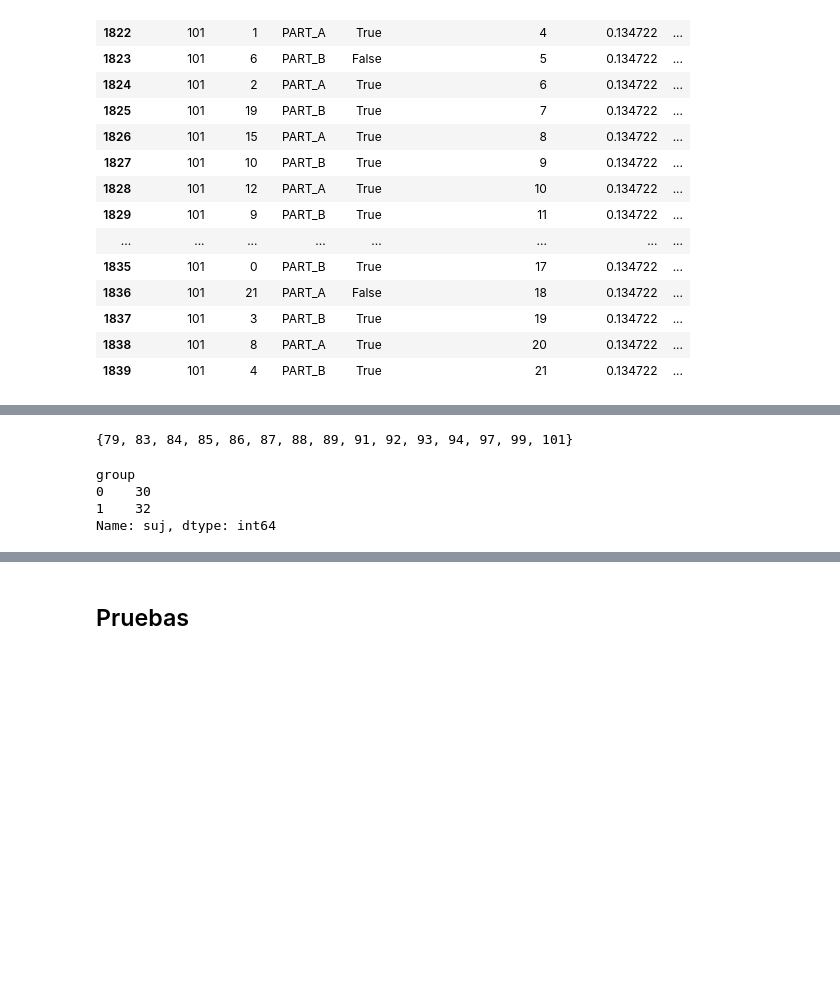
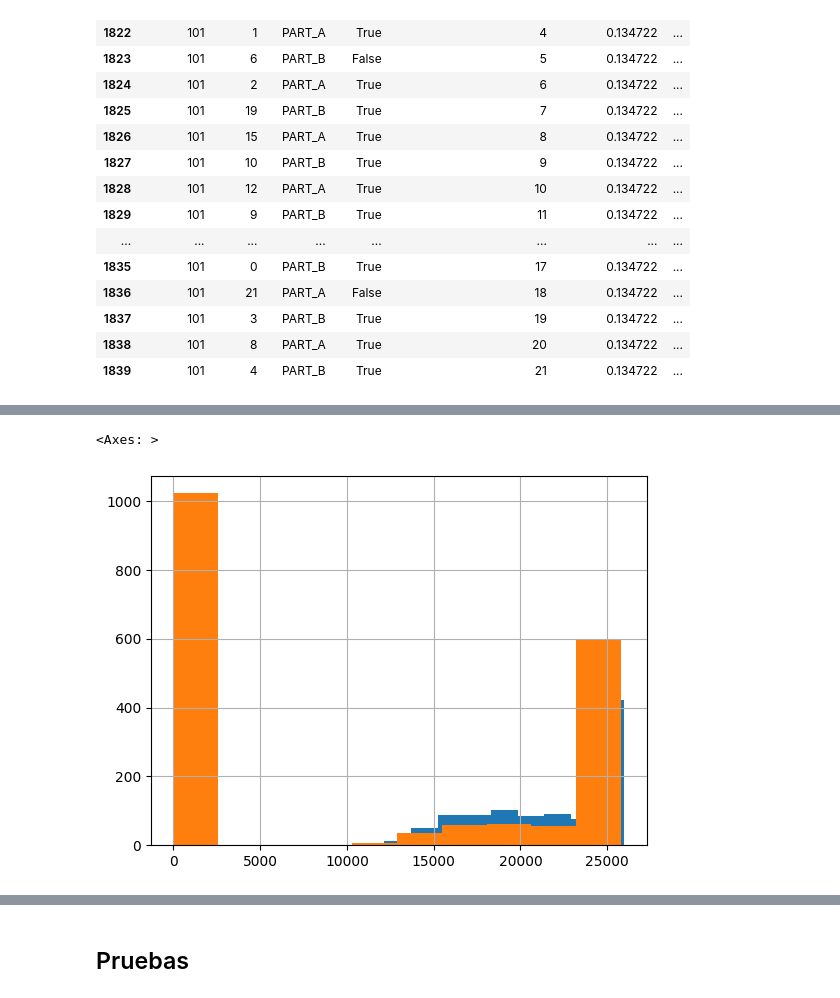
Before and after one commit to gianluca-capelo/tmt-analysis, a Jupyter notebook: notebooks/modelling.ipynb, the cells around one changed output, grey strips where cells are left out. Cells and saved outputs as stored; diff of their text form; code cells hidden in the pictures; blank space fills up the shorter version.

```diff
--- a/notebooks/modelling.ipynb
+++ b/notebooks/modelling.ipynb
@@ -111,0 +121,12 @@ df[df['subject_id'] == 101]
+# %%
+# my_analysis_path = '/home/gus/Documents/REPOS/tmt-analysis/data/hand_analysis/2025-05-16_15-31-02/metrics.csv'
+# 2025-05-26_12-12-40
+my_analysis_path = '/home/gus/Documents/REPOS/tmt-analysis/data/hand_analysis/2025-05-26_12-12-40/metrics.csv'
+metadata_path = '../data/metadata/metadata.csv'
+# eye_movements_path = '/home/gus/repos/tmt-analysis/src/eye_analysis/eye_movement_dataset.csv'
+eye_movements_path = '/home/gus/repos/tmt-analysis/src/eye_analysis/eye_movement_dataset_2025-06-02-16-06-1748891726.csv'
+
+# data/hand_analysis/2025-05-30_20-39-12/analysis.csv
+newest_file_path = '../data/hand_analysis/2025-05-30_20-39-12/analysis.csv'
+
+df_hand = pd.read_csv(newest_file_path)
@@ -529,11 +377,0 @@ df_digital_tmt_with_target
-# %%
-set(df_eye['suj'].to_list()) - set(dataset_big)
-# %% [output]
-{79, 83, 84, 85, 86, 87, 88, 89, 91, 92, 93, 94, 97, 99, 101}
-# %%
-print(df_eye.groupby('group')['suj'].nunique())
-# %% [output]
-group
-0    30
-1    32
-Name: suj, dtype: int64
@@ -539,0 +386,6 @@ Name: suj, dtype: int64
+# %%
+df_all['non_cut_rt'].hist()
+df_all['rt'].hist()
+# %% [output]
+<Axes: >
+[figure, added]
```
Also changed, not shown: parts of 30 cells of this notebook, 4 other files.
